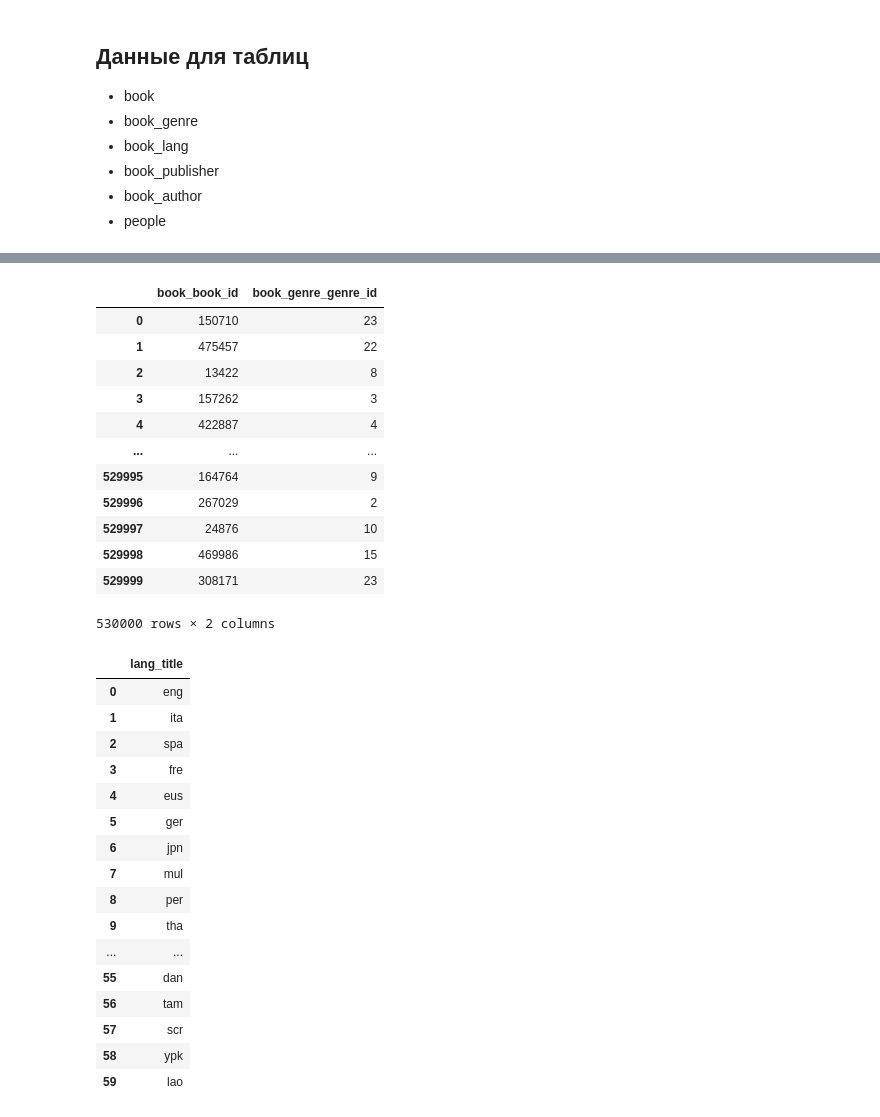
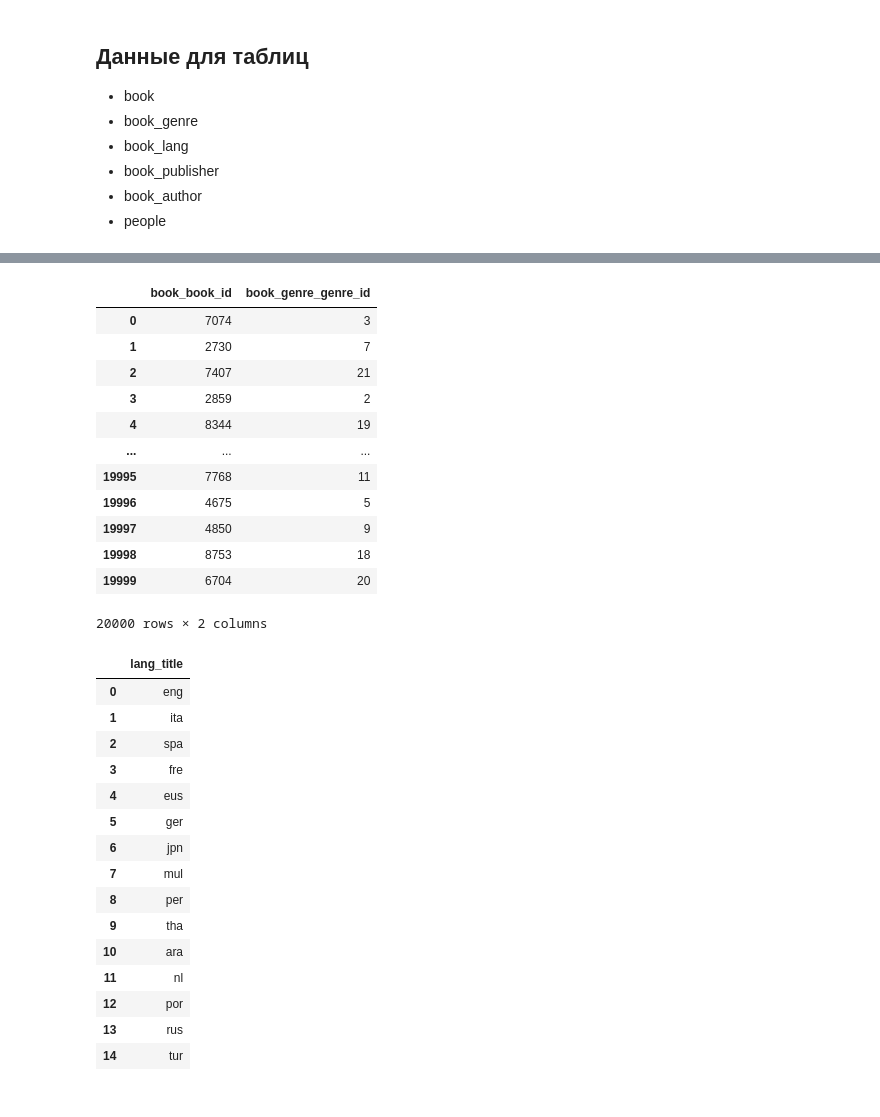
Before and after one commit to CosmDandy/Polytech-4-Sem-DBD, a Jupyter notebook: DataBase_Data/generate_data_2.ipynb, the cells around one changed output, grey strips where cells are left out. Drawn from its saved outputs; the diff is of its cells as text; code cells hidden in the pictures.

```diff
--- a/DataBase_Data/generate_data_2.ipynb
+++ b/DataBase_Data/generate_data_2.ipynb
@@ -9,4 +9,9 @@ from datetime import date, timedelta
 # Данные
 # %% [markdown]
 ## Подготовка данных для таблицы book
+# %%
+books_num = 10000
+book_author_num = 7000
+book_lang_num = 15
+book_publisher_num = 3000
 # %%
@@ -185,28 +180,27 @@ book_genre
 # %%
 book_book_genre = pd.DataFrame(columns=[['book_book_id', 'book_genre_genre_id']])
-book_book_id = [random.randint(1, 530000) for i in range(530000)]
-book_genre_genre_id = [random.randint(1, 23) for i in range(530000)]
+book_book_id = [random.randint(1, books_num) for i in range(books_num * 2)]
+book_genre_genre_id = [random.randint(1, 23) for i in range(books_num * 2)]
 book_book_genre['book_book_id'] = book_book_id
 book_book_genre['book_genre_genre_id'] = book_genre_genre_id
 book_book_genre.to_csv("output/book_book_genre.csv", index=False)
 book_book_genre
 # %% [output]
 |  | book_book_id | book_genre_genre_id |
-| 0 | 150710 | 23 |
-| 1 | 475457 | 22 |
-| 2 | 13422 | 8 |
-| 3 | 157262 | 3 |
-| 4 | 422887 | 4 |
+| 0 | 7074 | 3 |
+| 1 | 2730 | 7 |
+| 2 | 7407 | 21 |
+| 3 | 2859 | 2 |
+| 4 | 8344 | 19 |
 | ... | ... | ... |
-| 529995 | 164764 | 9 |
-| 529996 | 267029 | 2 |
-| 529997 | 24876 | 10 |
-| 529998 | 469986 | 15 |
-| 529999 | 308171 | 23 |
+| 19995 | 7768 | 11 |
+| 19996 | 4675 | 5 |
+| 19997 | 4850 | 9 |
+| 19998 | 8753 | 18 |
+| 19999 | 6704 | 20 |
-530000 rows × 2 columns
+20000 rows × 2 columns
 # %%
 book_lang = pd.DataFrame(data=book.Language.unique(), columns=['lang_title'])
-book_lang = book_lang[:60]
 book_lang.to_csv("output/book_lang.csv", index=False)
 book_lang
 # %% [output]
@@ -221,11 +215,10 @@ book_lang
 | 7 | mul |
 | 8 | per |
 | 9 | tha |
-| ... | ... |
-| 55 | dan |
-| 56 | tam |
-| 57 | scr |
-| 58 | ypk |
-| 59 | lao |
+| 10 | ara |
+| 11 | nl |
+| 12 | por |
+| 13 | rus |
+| 14 | tur |
 # %%
 book_book_lang = pd.DataFrame(columns=[['book_book_id', 'book_lang_lang_id']])
```
Also changed, not shown: parts of 10 cells of this notebook, 11 other files.
